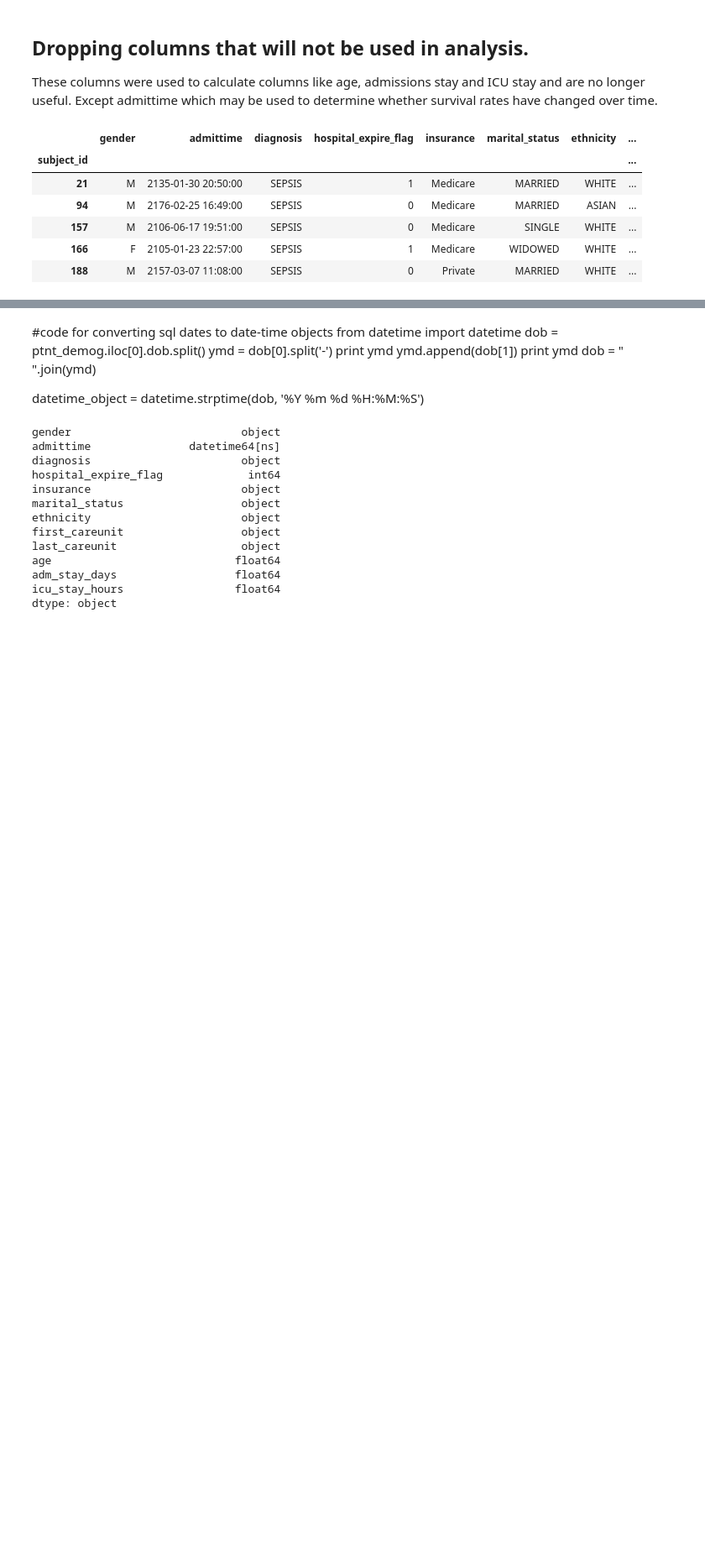
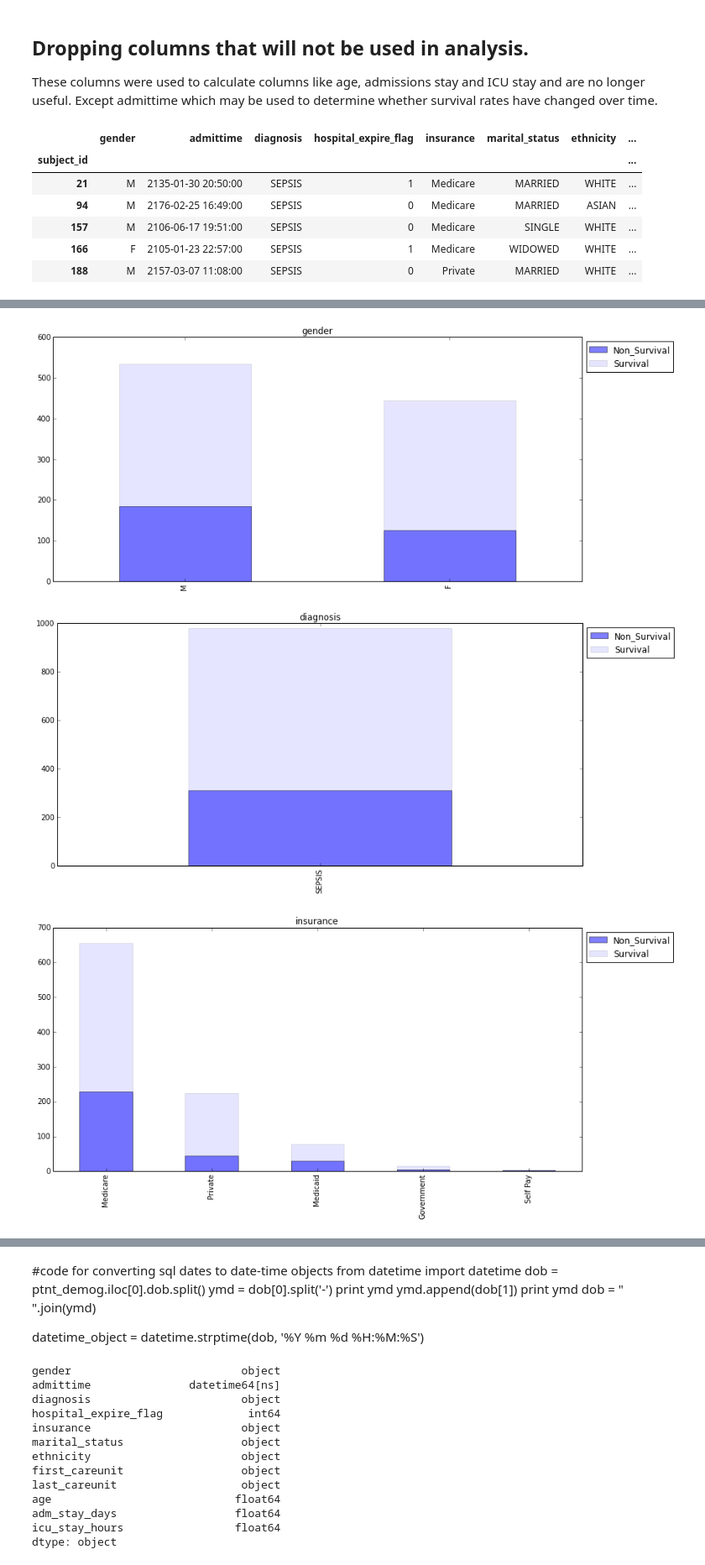
Before and after one commit to RJBeetel3/mimic3_analysis, a Jupyter notebook: SEPSIS_PATIENT_DEMOGRAPHICS.ipynb, the cells around one changed output, grey strips where cells are left out. Shown at 84% size. Drawn from its saved outputs; the diff is of its cells as text; code cells hidden in the pictures; blank space fills up the shorter version.

```diff
--- a/SEPSIS_PATIENT_DEMOGRAPHICS.ipynb
+++ b/SEPSIS_PATIENT_DEMOGRAPHICS.ipynb
@@ -229,3 +241,6 @@ ptnt_demog.head()
 | 157 | M | 2106-06-17 19:51:00 | SEPSIS | 0 | Medicare | SINGLE | WHITE | ... |
 | 166 | F | 2105-01-23 22:57:00 | SEPSIS | 1 | Medicare | WIDOWED | WHITE | ... |
 | 188 | M | 2157-03-07 11:08:00 | SEPSIS | 0 | Private | MARRIED | WHITE | ... |
+# %%
+ptnt_demog.set_index(np.arange(ptnt_demog.shape[0]), inplace = True)
+ptnt_demog.head()
@@ -282,0 +312,6 @@ print delta
+# %%
+ptnt_demog.drop('admittime', axis = 1, inplace = True)
+`
+# %%
+cat_vars = list(ptnt_demog.columns[ptnt_demog.dtypes == object])
+num_vars = list(ptnt_demog.columns[ptnt_demog.dtypes == 'float64'])
@@ -282,0 +328,42 @@ print delta
+# %%
+for item in cat_vars:
+
+    # plot
+    plt.subplots(figsize=(13,6))
+    ptnt_demog[item][ptnt_demog.hospital_expire_flag==1].value_counts().plot.bar(
+        alpha=0.5,label= 'Non_Survival')
+    ptnt_demog[item][ptnt_demog.hospital_expire_flag==0].value_counts().plot.bar(
+        alpha=0.1,label= 'Survival')
+
+    # fake plots for KS test, median, etc
+    '''
+    plt.plot([], label=' ',color='lightgray')
+    plt.plot([], label='KS test: p={}'.format(format(p_val,'.3f')),
+             color='lightgray')
+    plt.plot([], label='Median (non-surv): {}'.format(format(med_nonsurv,'.2f')),
+             color='lightgray')
+    plt.plot([], label='Median (surv): {}'.format(format(med_surv,'.2f')),
+             color='lightgray')
+    plt.plot([], label='Variance (non-surv): {}'.format(format(var_nonsurv,'.2f')),
+             color='lightgray')
+    plt.plot([], label='Variance (surv): {}'.format(format(var_surv,'.2f')),
+             color='lightgray')
+    plt.plot([], label='Skew (non-surv): {}'.format(format(skew_nonsurv,'.2f')),
+             color='lightgray')
+    plt.plot([], label='Skew (surv): {}'.format(format(skew_surv,'.2f')),
+             color='lightgray')
+    '''
+    # add title, labels etc.
+    plt.title(item)
+    #plt.xlabel(l + ' ' + u)
+    plt.legend(loc="upper left", bbox_to_anchor=(1,1),fontsize=12)
+    #plt.xlim(0, data[l].dropna().quantile(0.99))
+
+    # Add lab range if available
+    #if l in lab_ranges:
+    #    plt.axvline(lab_ranges[l][0],color='k',linestyle='--')
+    #    plt.axvline(lab_ranges[l][1],color='k',linestyle='--')
+# %% [output]
+[figure, added]
+[figure, added]
+[figure, added]
```
Also changed, not shown: parts of 37 cells of this notebook, 2 other files.
